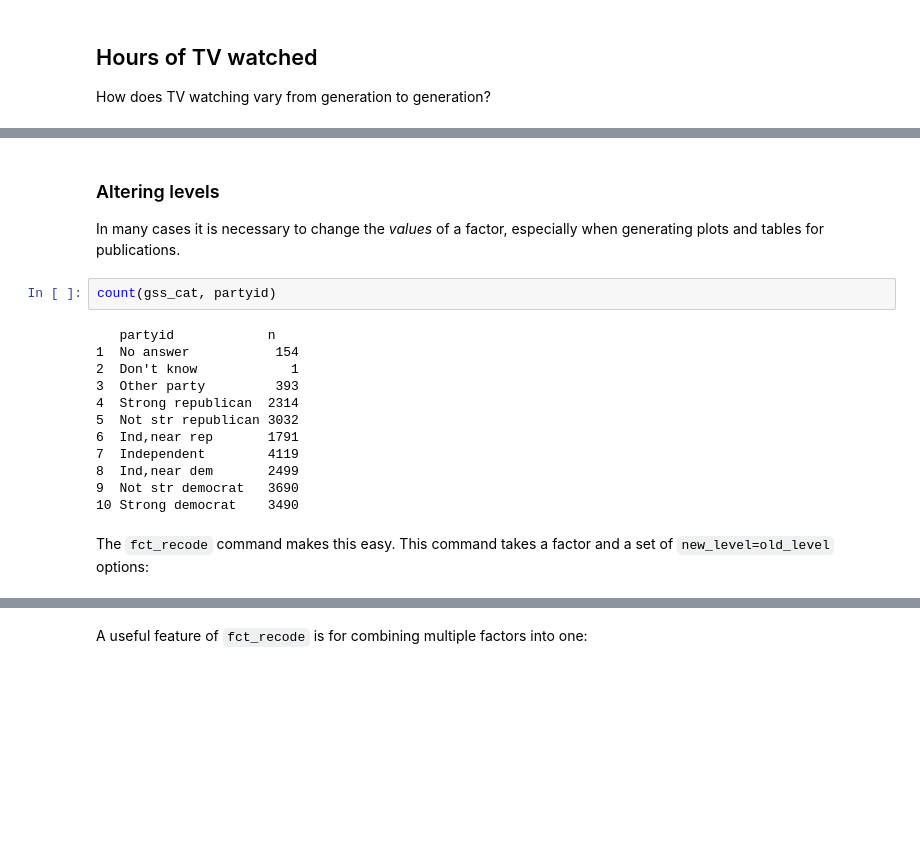
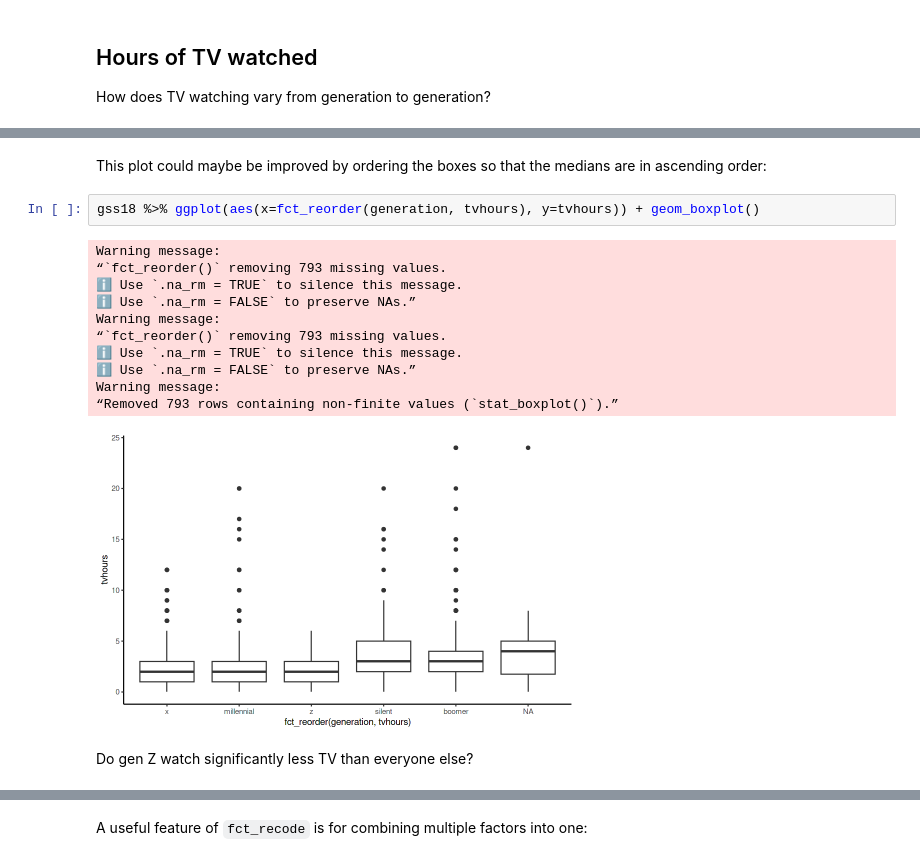
Before and after one commit to stats306/w23, a Jupyter notebook: lectures/week11/lecture14.ipynb, the cells around one changed output, grey strips where cells are left out. Drawn from its saved outputs; the diff is of its cells as text; blank space fills up the shorter version.

```diff
--- a/lectures/week11/lecture14.ipynb
+++ b/lectures/week11/lecture14.ipynb
@@ -441,19 +341,18 @@ ggplot(gss_cat, aes(marital %>% fct_infreq %>% fct_rev)) + geom_bar()
-# %% [markdown]
-### Altering levels
-In many cases it is necessary to change the *values* of a factor, especially when generating plots and tables for publications.
-# %%
-count(gss_cat, partyid)
-# %% [output]
-   partyid            n
-1  No answer           154
-2  Don't know            1
-3  Other party         393
-4  Strong republican  2314
-5  Not str republican 3032
-6  Ind,near rep       1791
-7  Independent        4119
-8  Ind,near dem       2499
-9  Not str democrat   3690
-10 Strong democrat    3490
-# %% [markdown]
-The `fct_recode` command makes this easy. This command takes a factor and a set of `new_level=old_level` options:
+# %% [markdown]
+This plot could maybe be improved by ordering the boxes so that the medians are in ascending order:
+# %%
+gss18 %>% ggplot(aes(x=fct_reorder(generation, tvhours), y=tvhours)) + geom_boxplot()
+# %% [output]
+Warning message:
+“`fct_reorder()` removing 793 missing values.
+ℹ Use `.na_rm = TRUE` to silence this message.
+ℹ Use `.na_rm = FALSE` to preserve NAs.”
+Warning message:
+“`fct_reorder()` removing 793 missing values.
+ℹ Use `.na_rm = TRUE` to silence this message.
+ℹ Use `.na_rm = FALSE` to preserve NAs.”
+Warning message:
+“Removed 793 rows containing non-finite values (`stat_boxplot()`).”
+[figure, added]
+# %% [markdown]
+Do gen Z watch significantly less TV than everyone else?
```
Also changed, not shown: parts of 50 cells of this notebook, 1 other file.
